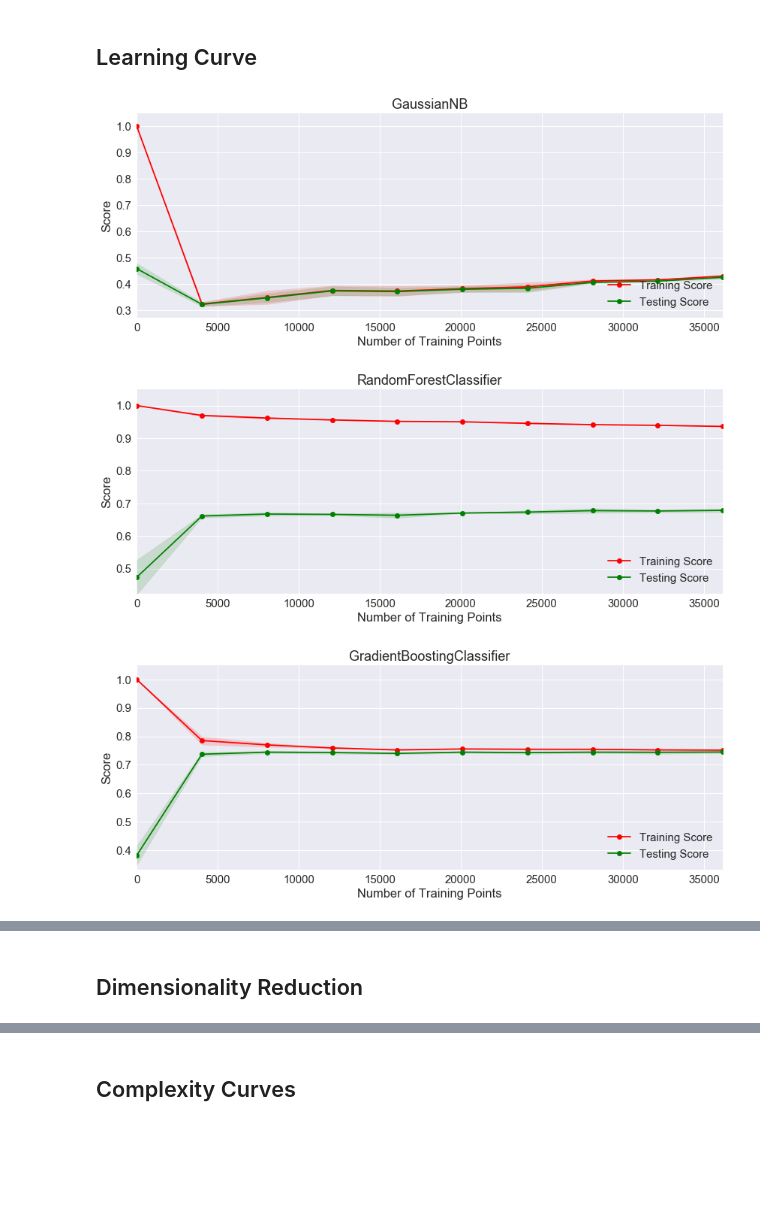
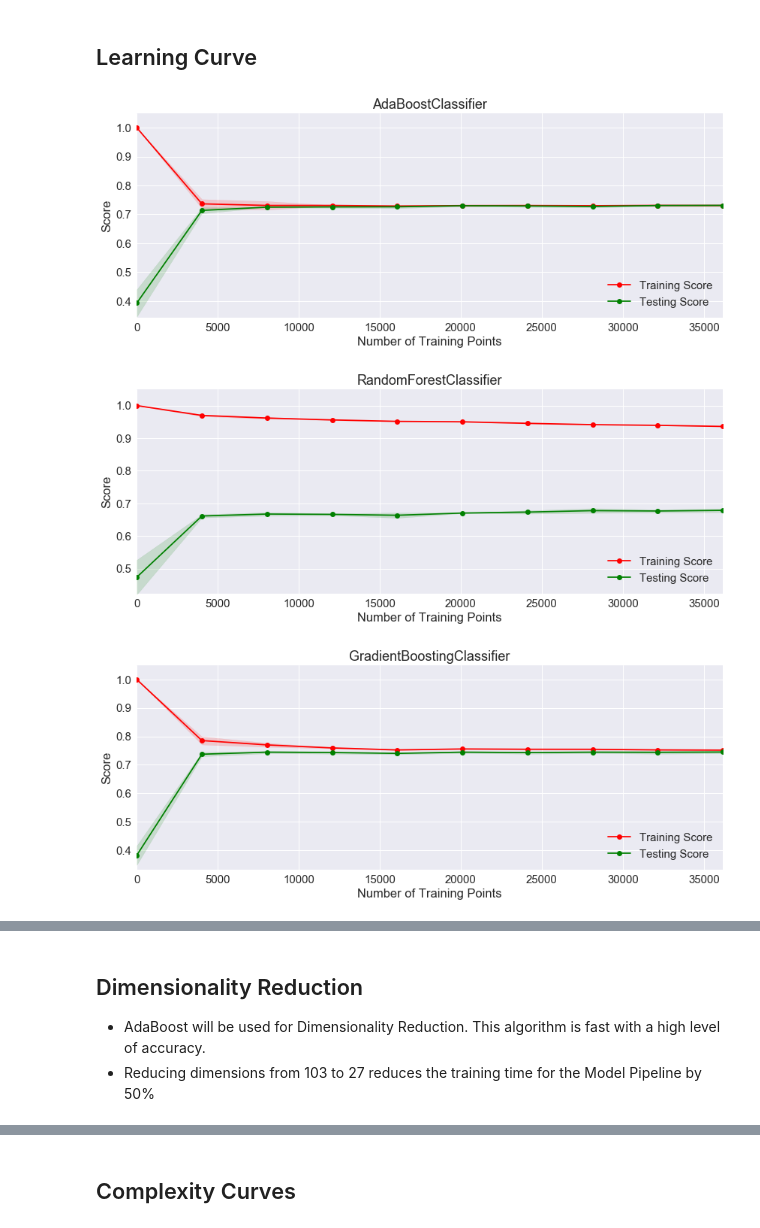
Before and after one commit to jquickgh/finding-charity-donors, a Jupyter notebook: finding_donors.ipynb, the cells around one changed output, grey strips where cells are left out. Drawn from its saved outputs; the diff is of its cells as text; code cells hidden in the pictures; blank space fills up the shorter version.

```diff
--- a/finding_donors.ipynb
+++ b/finding_donors.ipynb
@@ -264,13 +263,13 @@ Naive Predictor: [Accuracy score: 0.2478, F-score: 0.2917]
 # %%
 %%time
 
 cv = StratifiedShuffleSplit(n_splits = 3, test_size = 0.2, random_state = 0)
 train_sizes = np.rint(np.linspace(10, X.shape[0]*0.8 - 1, 10)).astype(int)
 
-ModelLearning(X, y, GaussianNB(), cv, scoring, train_sizes)
 ModelLearning(X, y, RandomForestClassifier(random_state = 0), cv, scoring, train_sizes)
+ModelLearning(X, y, AdaBoostClassifier(random_state = 0), cv, scoring, train_sizes)
 ModelLearning(X, y, GradientBoostingClassifier(random_state = 0), cv, scoring, train_sizes)
 # %% [output]
-[figure, old version]
+[figure, new version]
 [figure]
 [figure]
@@ -278,5 +277,8 @@ Wall time: 2min 23s
-# %% [markdown]
-## Dimensionality Reduction
+# %% [markdown]
+## Dimensionality Reduction
+
+- AdaBoost will be used for Dimensionality Reduction. This algorithm is fast with a high level of accuracy.
+- Reducing dimensions from 103 to 27 reduces the training time for the Model Pipeline by 50%
 # %%
 %%time
 
```
Also changed, not shown: parts of 39 cells of this notebook, 1 other file.
